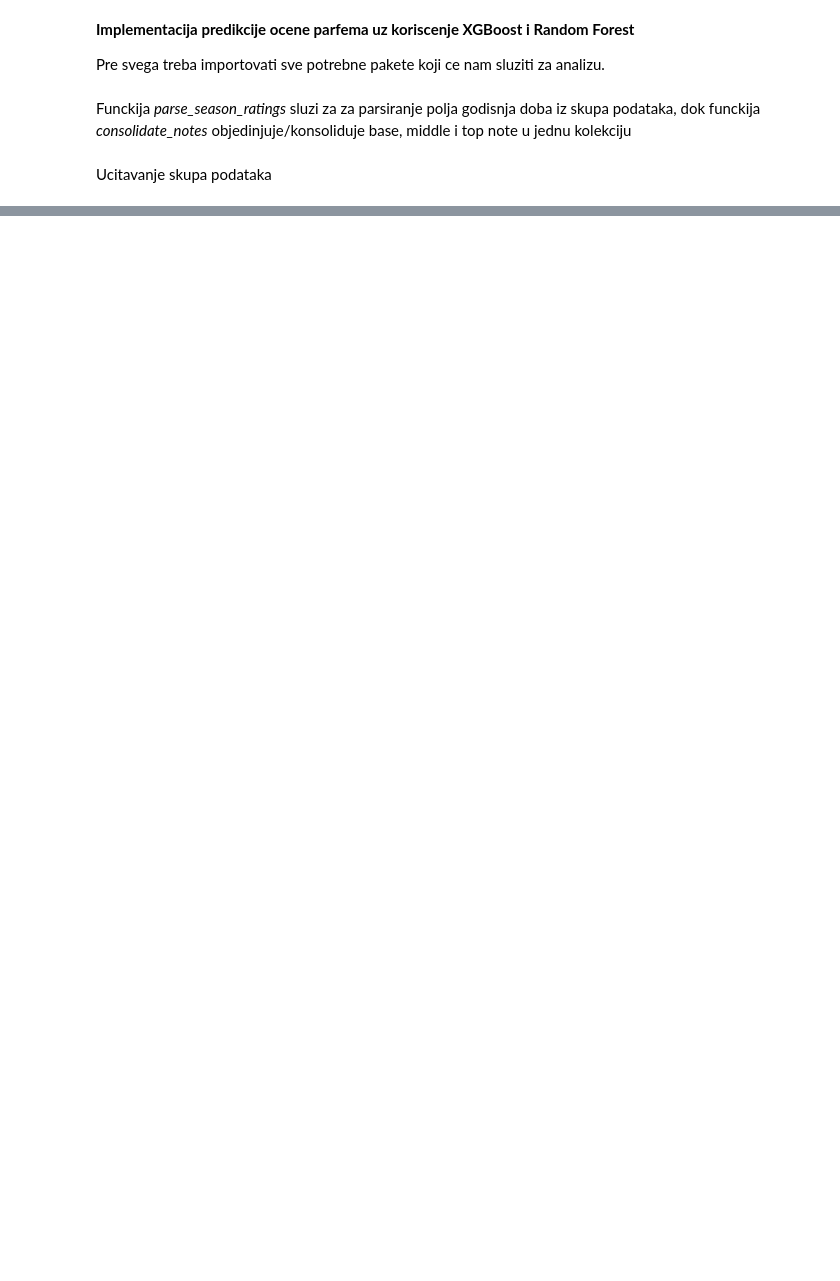
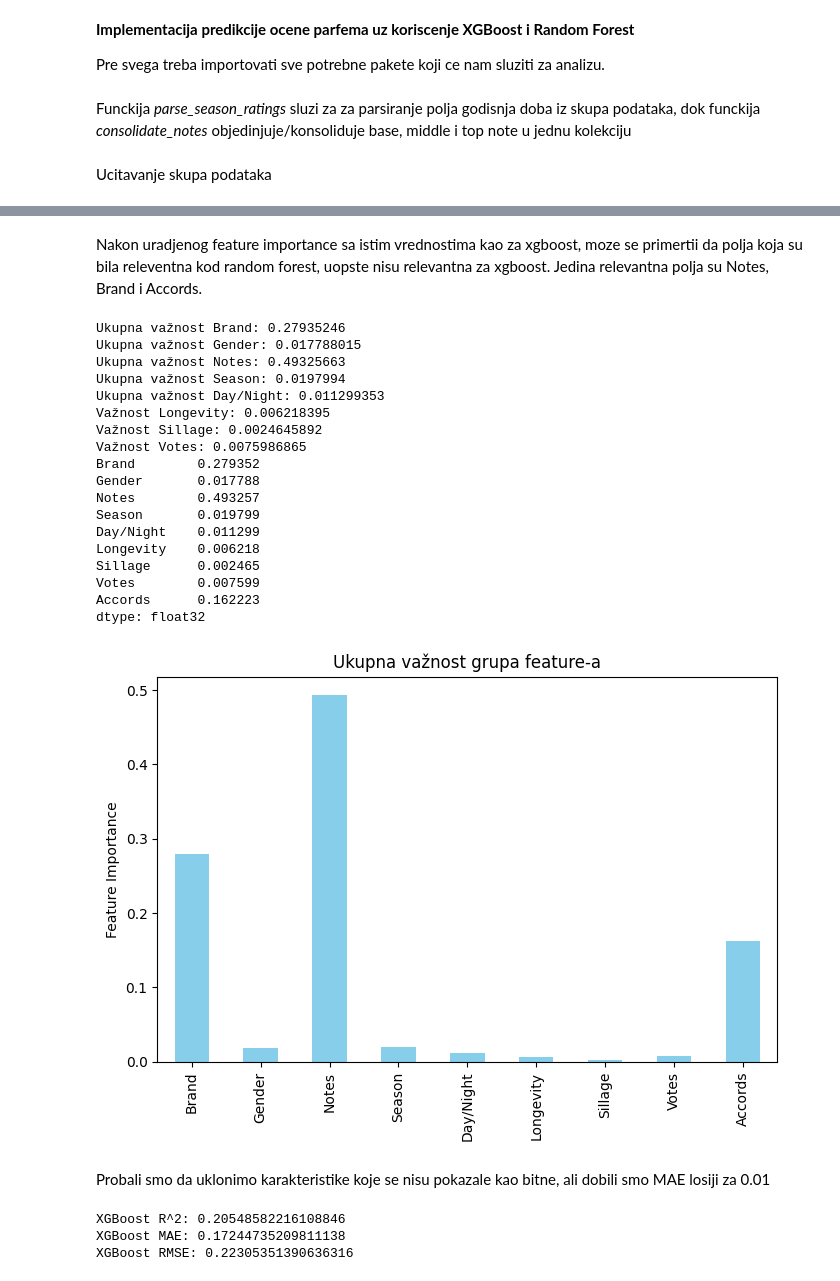
Before and after one commit to dokma11/Fragrance-Rating-Predictor, a Jupyter notebook: notebooks/implementationXGBoostRF.ipynb, the cells around one changed output, grey strips where cells are left out. Drawn from its saved outputs; the diff is of its cells as text; code cells hidden in the pictures; blank space fills up the shorter version.

```diff
--- a/notebooks/implementationXGBoostRF.ipynb
+++ b/notebooks/implementationXGBoostRF.ipynb
@@ -114,0 +197,66 @@ XGBoost RMSE: 0.20460829204292488
+# %% [markdown]
+Nakon uradjenog feature importance sa istim vrednostima kao za xgboost, moze se primertii da polja koja su bila releventna kod random forest, uopste nisu relevantna za xgboost. Jedina relevantna polja su Notes, Brand i Accords.
+# %%
+importances = pd.Series(xgb_model.feature_importances_, index=X_train.columns)
+brand_importance = importances[importances.index.str.startswith("Brand_")].sum()
+gender_importance = importances[importances.index.str.startswith("Gender_")].sum()
+notes_importance = importances[importances.index.str.startswith("Note_")].sum()
+season_importance = importances[importances.index.str.startswith("Season_")].sum()
+day_night_importance = importances[importances.index.str.startswith("Day") | importances.index.str.startswith("Night")].sum()
+longevity_importance = importances["Longevity"]
+sillage_importance = importances["Sillage"]
+votes_importance = importances["Votes"]
+accords_importance = importances[importances.index.str.startswith("Accord_")].sum()
+
+print("Ukupna važnost Brand:", brand_importance)
+print("Ukupna važnost Gender:", gender_importance)
+print("Ukupna važnost Notes:", notes_importance)
+print("Ukupna važnost Season:", season_importance)
+print("Ukupna važnost Day/Night:", day_night_importance)
+print("Važnost Longevity:", longevity_importance)
+print("Važnost Sillage:", sillage_importance)
+print("Važnost Votes:", votes_importance)
+
+group_importances = pd.Series({
+    "Brand": brand_importance,
+    "Gender": gender_importance,
+    "Notes": notes_importance,
+    "Season": season_importance,
+    "Day/Night": day_night_importance,
+    "Longevity": longevity_importance,
+    "Sillage": sillage_importance,
+    "Votes": votes_importance,
+    "Accords" : accords_importance
+})
+
+# Print rezultata
+print(group_importances)
+
+# Vizualizacija
+plt.figure(figsize=(8,5))
+group_importances.plot(kind="bar", color="skyblue")
+plt.title("Ukupna važnost grupa feature-a")
+plt.ylabel("Feature Importance")
+plt.show()
+# %% [output]
+Ukupna važnost Brand: 0.27935246
+Ukupna važnost Gender: 0.017788015
+Ukupna važnost Notes: 0.49325663
+Ukupna važnost Season: 0.0197994
+Ukupna važnost Day/Night: 0.011299353
+Važnost Longevity: 0.006218395
+Važnost Sillage: 0.0024645892
+Važnost Votes: 0.0075986865
+Brand        0.279352
+Gender       0.017788
+Notes        0.493257
+Season       0.019799
+Day/Night    0.011299
+Longevity    0.006218
+Sillage      0.002465
+Votes        0.007599
+Accords      0.162223
+dtype: float32
+[figure, added]
+# %% [markdown]
+Probali smo da uklonimo karakteristike koje se nisu pokazale kao bitne, ali dobili smo MAE losiji za 0.01
@@ -114,0 +299,12 @@ XGBoost RMSE: 0.20460829204292488
+# %%
+xgb_model_novo = XGBRegressor(random_state=42)
+xgb_model_novo.fit(X_train, y_train)
+y_xgb_pred = xgb_model_novo.predict(X_test)
+
+print("XGBoost R^2:", xgb_model_novo.score(X_test, y_test))
+print("XGBoost MAE:", mean_absolute_error(y_test, y_xgb_pred))
+print("XGBoost RMSE:", np.sqrt(mean_squared_error(y_test, y_xgb_pred)))
+# %% [output]
+XGBoost R^2: 0.20548582216108846
+XGBoost MAE: 0.17244735209811138
+XGBoost RMSE: 0.22305351390636316
```
Also changed, not shown: parts of 18 cells of this notebook.
